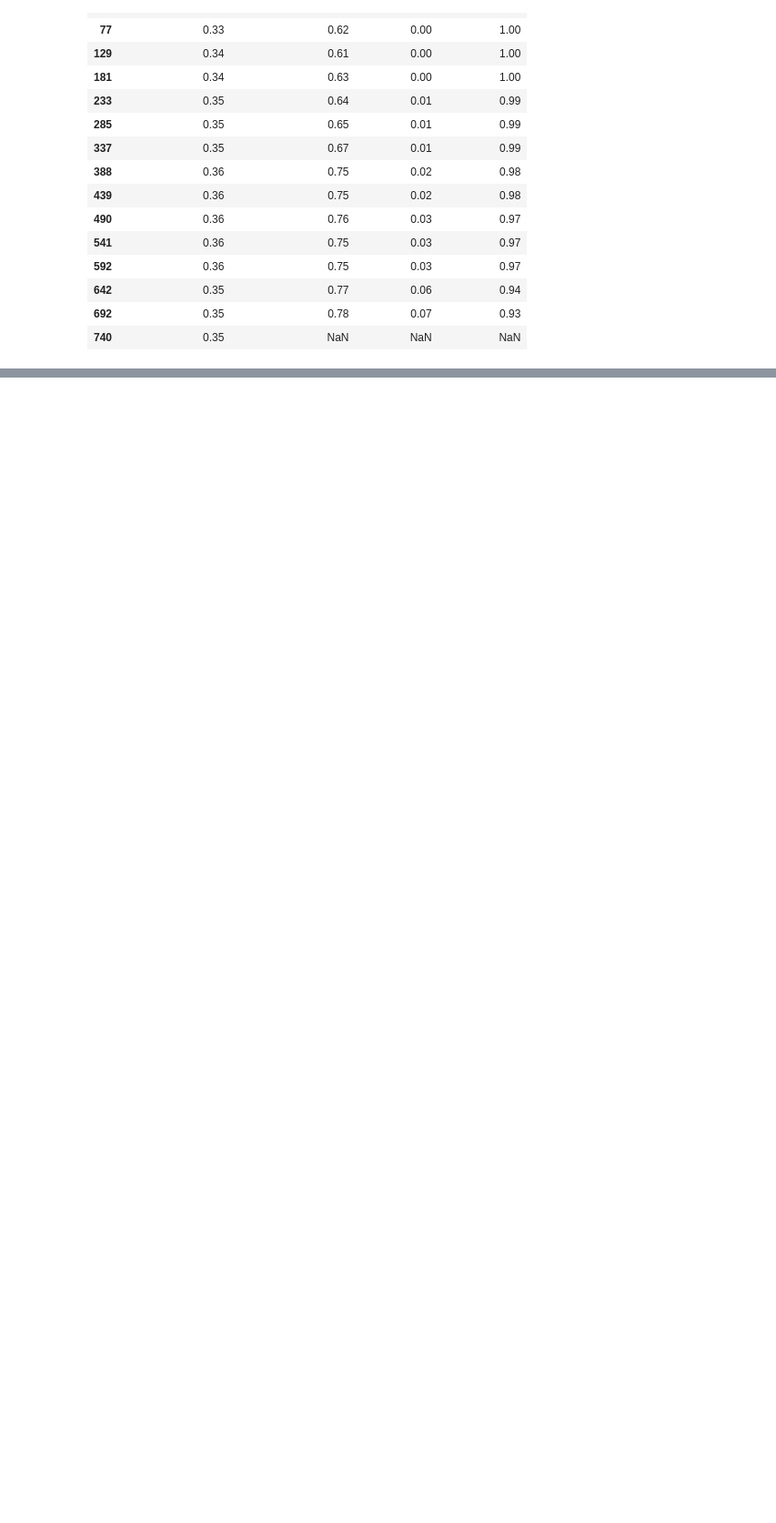
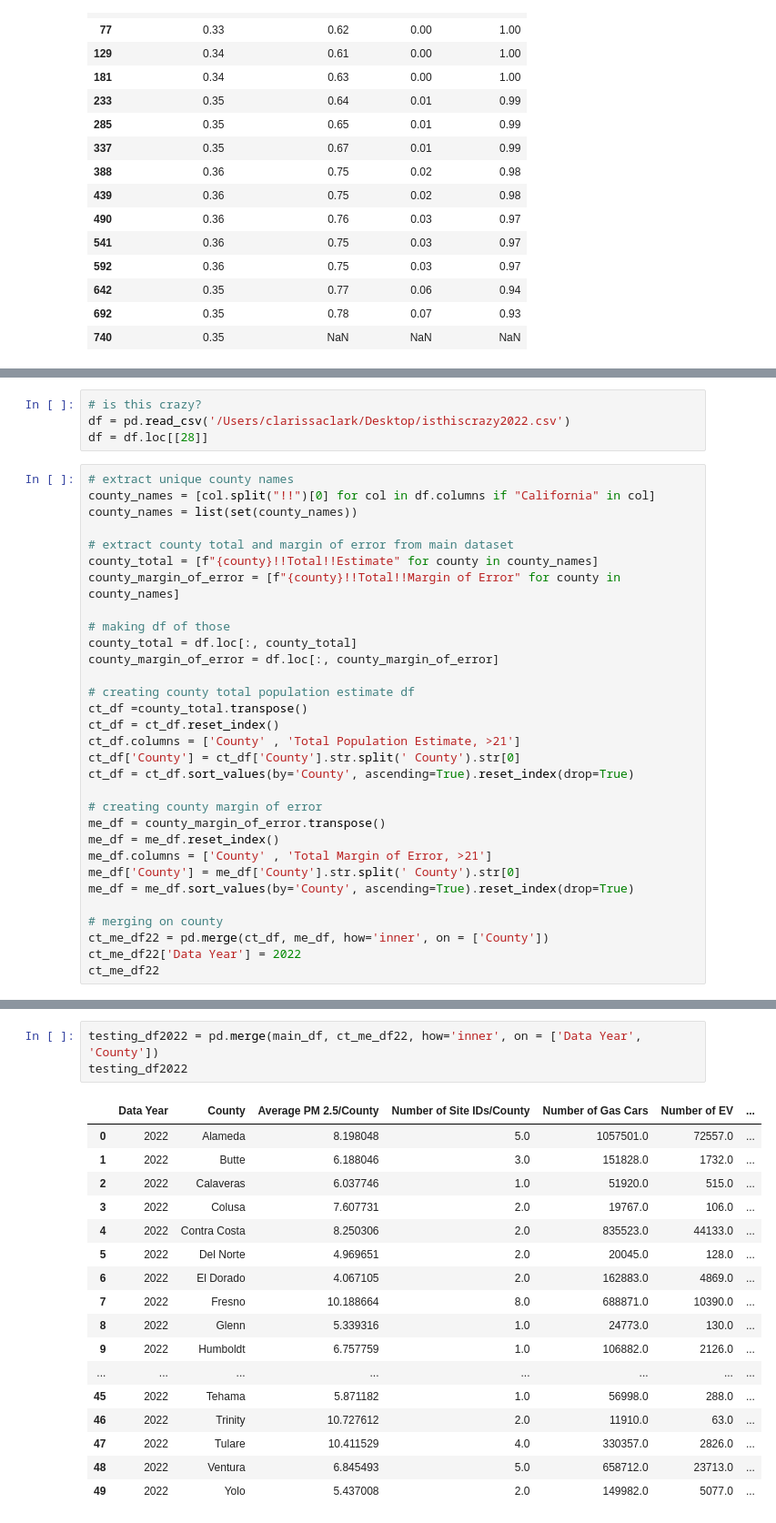
Before and after one commit to kellerl7/SIADS_Milestone_1, a Jupyter notebook: pm_data/CMC_Notebook.ipynb, the cells around one changed output, grey strips where cells are left out. Shown: that part at 91% size. Saved outputs shown, nothing was run; the diff lists cells and outputs as text; blank space fills up the shorter version.

Commit message:
found population dataset that took age into account, merged 2022 with main_df

```diff
--- a/pm_data/CMC_Notebook.ipynb
+++ b/pm_data/CMC_Notebook.ipynb
@@ -150,0 +231,35 @@ See the caveats in the documentation: https://pandas.pydata.org/pandas-docs/stab
+# %%
+# is this crazy?
+df = pd.read_csv('/Users/clarissaclark/Desktop/isthiscrazy2022.csv')
+df = df.loc[[28]]
+# %%
+# extract unique county names
+county_names = [col.split("!!")[0] for col in df.columns if "California" in col]
+county_names = list(set(county_names))
+
+# extract county total and margin of error from main dataset
+county_total = [f"{county}!!Total!!Estimate" for county in county_names]
+county_margin_of_error = [f"{county}!!Total!!Margin of Error" for county in county_names]
+
+# making df of those
+county_total = df.loc[:, county_total]
+county_margin_of_error = df.loc[:, county_margin_of_error]
+
+# creating county total population estimate df
+ct_df =county_total.transpose()
+ct_df = ct_df.reset_index()
+ct_df.columns = ['County' , 'Total Population Estimate, >21']
+ct_df['County'] = ct_df['County'].str.split(' County').str[0]
+ct_df = ct_df.sort_values(by='County', ascending=True).reset_index(drop=True)
+
+# creating county margin of error
+me_df = county_margin_of_error.transpose()
+me_df = me_df.reset_index()
+me_df.columns = ['County' , 'Total Margin of Error, >21']
+me_df['County'] = me_df['County'].str.split(' County').str[0]
+me_df = me_df.sort_values(by='County', ascending=True).reset_index(drop=True)
+
+# merging on county
+ct_me_df22 = pd.merge(ct_df, me_df, how='inner', on = ['County'])
+ct_me_df22['Data Year'] = 2022
+ct_me_df22
@@ -150,0 +284,21 @@ See the caveats in the documentation: https://pandas.pydata.org/pandas-docs/stab
+# %%
+testing_df2022 = pd.merge(main_df, ct_me_df22, how='inner', on = ['Data Year', 'County'])
+testing_df2022
+# %% [output]
+|  | Data Year | County | Average PM 2.5/County | Number of Site IDs/County | Number of Gas Cars | Number of EV | ... |
+| 0 | 2022 | Alameda | 8.198048 | 5.0 | 1057501.0 | 72557.0 | ... |
+| 1 | 2022 | Butte | 6.188046 | 3.0 | 151828.0 | 1732.0 | ... |
+| 2 | 2022 | Calaveras | 6.037746 | 1.0 | 51920.0 | 515.0 | ... |
+| 3 | 2022 | Colusa | 7.607731 | 2.0 | 19767.0 | 106.0 | ... |
+| 4 | 2022 | Contra Costa | 8.250306 | 2.0 | 835523.0 | 44133.0 | ... |
+| 5 | 2022 | Del Norte | 4.969651 | 2.0 | 20045.0 | 128.0 | ... |
+| 6 | 2022 | El Dorado | 4.067105 | 2.0 | 162883.0 | 4869.0 | ... |
+| 7 | 2022 | Fresno | 10.188664 | 8.0 | 688871.0 | 10390.0 | ... |
+| 8 | 2022 | Glenn | 5.339316 | 1.0 | 24773.0 | 130.0 | ... |
+| 9 | 2022 | Humboldt | 6.757759 | 1.0 | 106882.0 | 2126.0 | ... |
+| ... | ... | ... | ... | ... | ... | ... | ... |
+| 45 | 2022 | Tehama | 5.871182 | 1.0 | 56998.0 | 288.0 | ... |
+| 46 | 2022 | Trinity | 10.727612 | 2.0 | 11910.0 | 63.0 | ... |
+| 47 | 2022 | Tulare | 10.411529 | 4.0 | 330357.0 | 2826.0 | ... |
+| 48 | 2022 | Ventura | 6.845493 | 5.0 | 658712.0 | 23713.0 | ... |
+| 49 | 2022 | Yolo | 5.437008 | 2.0 | 149982.0 | 5077.0 | ... |
```
Also changed, not shown: parts of 3 cells of this notebook, 1 other file.
